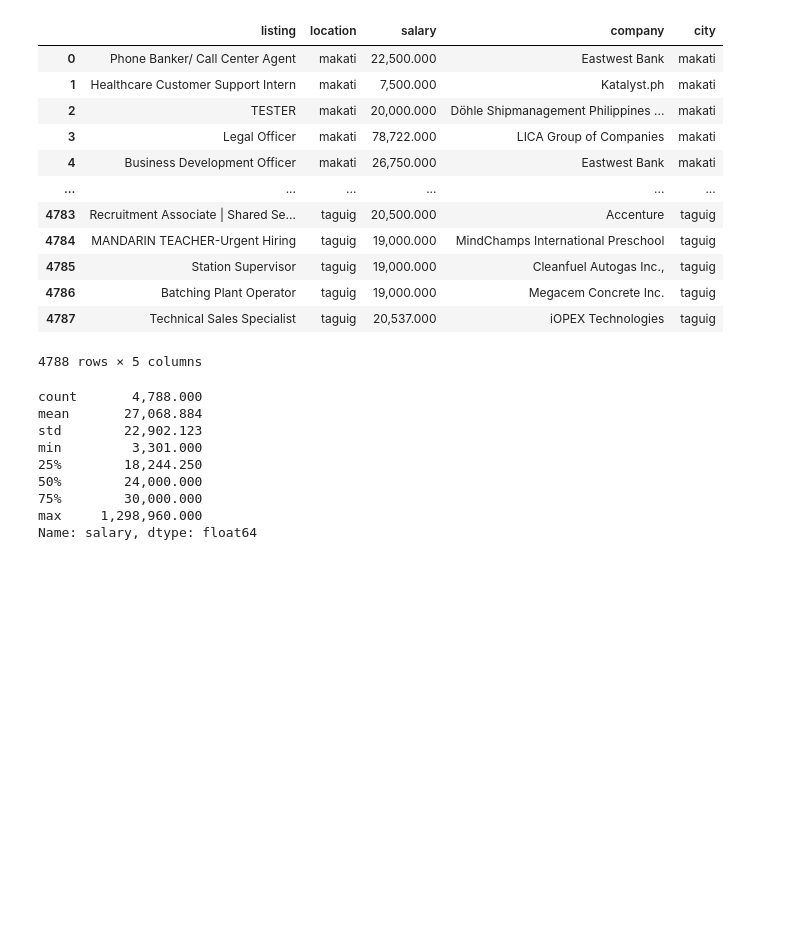
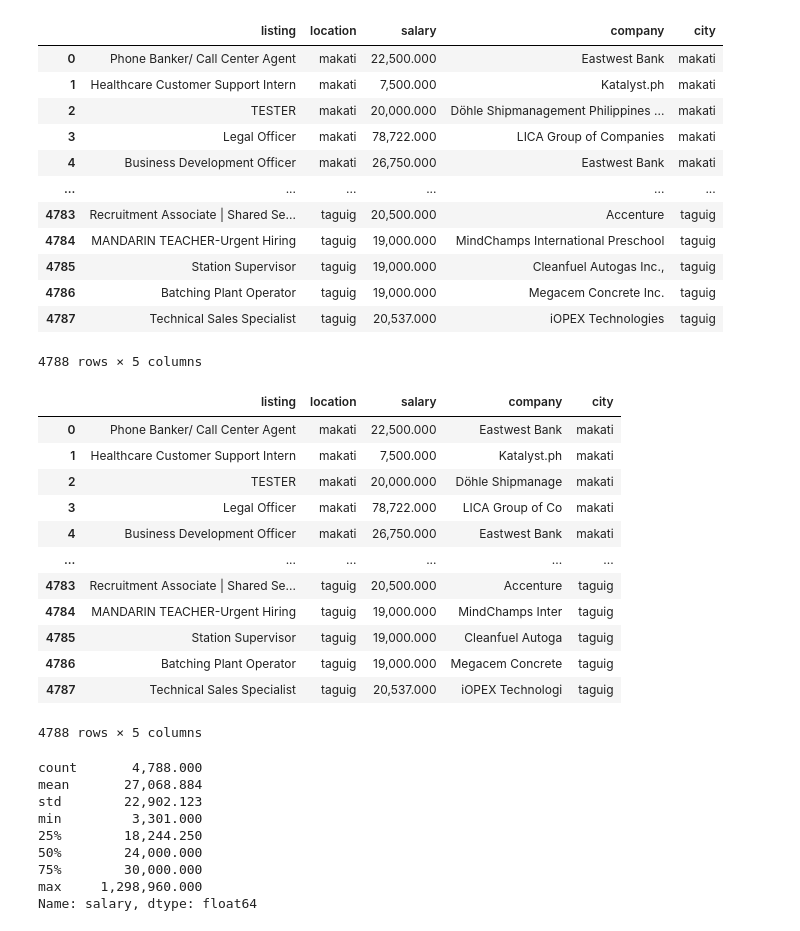
Before and after one commit to RuizLorenzoChavez/city-desirability-data101, a Jupyter notebook: dataCleaner.ipynb, the cells around one changed output. Drawn from its saved outputs; the diff is of its cells as text; code cells hidden in the pictures; blank space fills up the shorter version.

```diff
--- a/dataCleaner.ipynb
+++ b/dataCleaner.ipynb
@@ -1333,6 +1333,24 @@ pithy_ncr_jobs
 | 4786 | Batching Plant Operator | taguig | 19,000.000 | Megacem Concrete Inc. | taguig |
 | 4787 | Technical Sales Specialist | taguig | 20,537.000 | iOPEX Technologies | taguig |
 4788 rows × 5 columns
+# %%
+#  shortening company entries
+pithy_ncr_jobs['company'] = pithy_ncr_jobs['company'].apply(lambda x: x[:16])
+pithy_ncr_jobs
+# %% [output]
+|  | listing | location | salary | company | city |
+| 0 | Phone Banker/ Call Center Agent | makati | 22,500.000 | Eastwest Bank | makati |
+| 1 | Healthcare Customer Support Intern | makati | 7,500.000 | Katalyst.ph | makati |
+| 2 | TESTER | makati | 20,000.000 | Döhle Shipmanage | makati |
+| 3 | Legal Officer | makati | 78,722.000 | LICA Group of Co | makati |
+| 4 | Business Development Officer | makati | 26,750.000 | Eastwest Bank | makati |
+| ... | ... | ... | ... | ... | ... |
+| 4783 | Recruitment Associate | Shared Se... | taguig | 20,500.000 | Accenture | taguig |
+| 4784 | MANDARIN TEACHER-Urgent Hiring | taguig | 19,000.000 | MindChamps Inter | taguig |
+| 4785 | Station Supervisor | taguig | 19,000.000 | Cleanfuel Autoga | taguig |
+| 4786 | Batching Plant Operator | taguig | 19,000.000 | Megacem Concrete | taguig |
+| 4787 | Technical Sales Specialist | taguig | 20,537.000 | iOPEX Technologi | taguig |
+4788 rows × 5 columns
 # %%
 #  creating histogram to check for outliers in the salary column
 jobs_salary = pithy_ncr_jobs.salary
```
Also changed, not shown: parts of 10 cells of this notebook, 1 other file.
